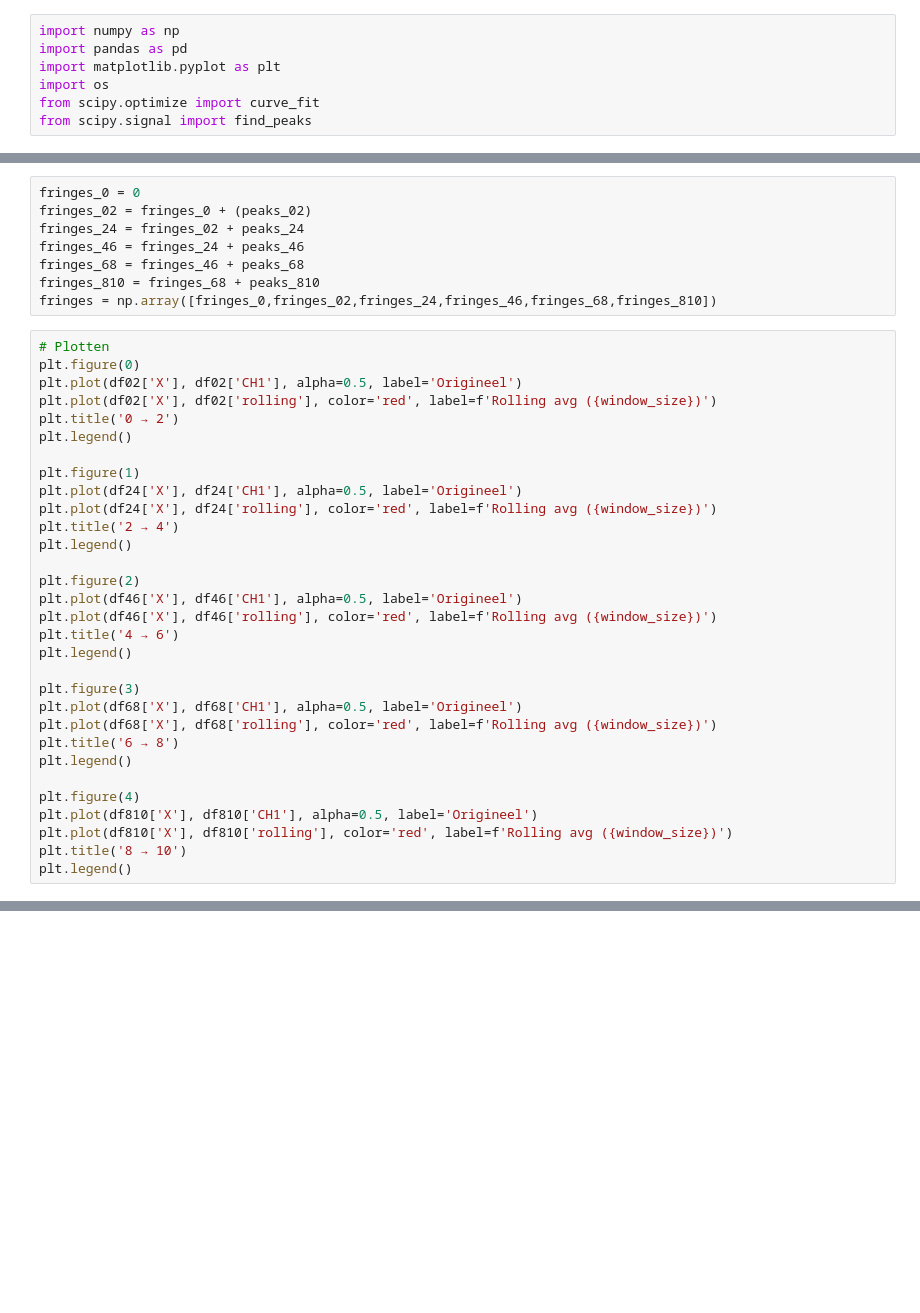
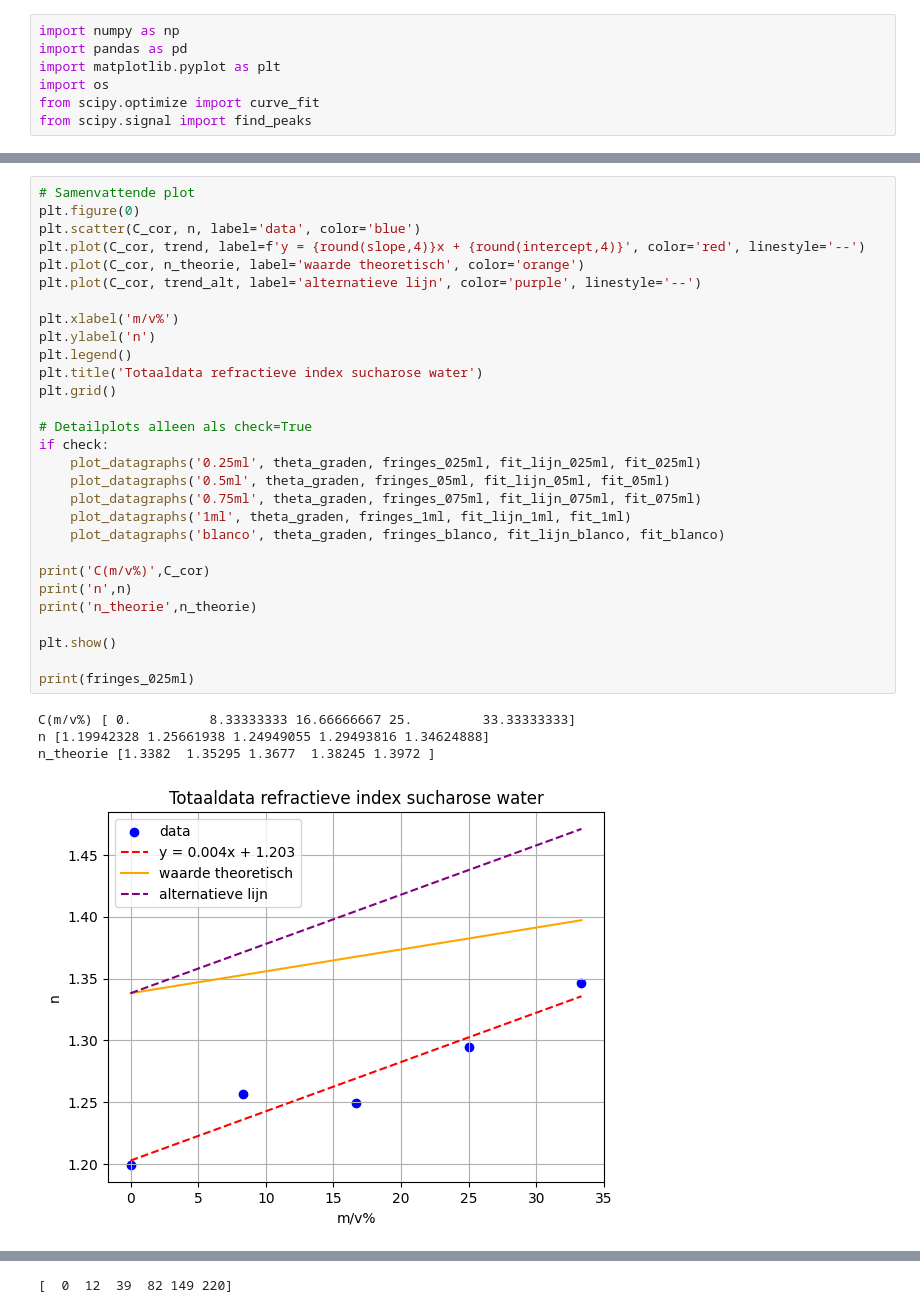
Before and after one commit to LuukHesselshva/Project-2.1, a Jupyter notebook: metingen/metingen suiker/verwerking_auto.ipynb, the cells around one changed output, grey strips where cells are left out. Saved outputs shown, nothing was run; the diff lists cells and outputs as text; blank space fills up the shorter version.

```diff
--- a/metingen/metingen suiker/verwerking_auto.ipynb
+++ b/metingen/metingen suiker/verwerking_auto.ipynb
@@ -67,39 +288,34 @@ ValueError: operands could not be broadcast together with shapes (12,) (20,)
-# %%
-fringes_0 = 0
-fringes_02 = fringes_0 + (peaks_02)
-fringes_24 = fringes_02 + peaks_24
-fringes_46 = fringes_24 + peaks_46
-fringes_68 = fringes_46 + peaks_68
-fringes_810 = fringes_68 + peaks_810
-fringes = np.array([fringes_0,fringes_02,fringes_24,fringes_46,fringes_68,fringes_810])
 # %%
-# Plotten
+# Samenvattende plot
 plt.figure(0)
-plt.plot(df02['X'], df02['CH1'], alpha=0.5, label='Origineel')
-plt.plot(df02['X'], df02['rolling'], color='red', label=f'Rolling avg ({window_size})')
-plt.title('0 → 2')
+plt.scatter(C_cor, n, label='data', color='blue')
+plt.plot(C_cor, trend, label=f'y = {round(slope,4)}x + {round(intercept,4)}', color='red', linestyle='--')
+plt.plot(C_cor, n_theorie, label='waarde theoretisch', color='orange')
+plt.plot(C_cor, trend_alt, label='alternatieve lijn', color='purple', linestyle='--')
+
+plt.xlabel('m/v%')
+plt.ylabel('n')
 plt.legend()
+plt.title('Totaaldata refractieve index sucharose water')
+plt.grid()
 
-plt.figure(1)
-plt.plot(df24['X'], df24['CH1'], alpha=0.5, label='Origineel')
-plt.plot(df24['X'], df24['rolling'], color='red', label=f'Rolling avg ({window_size})')
-plt.title('2 → 4')
-plt.legend()
+# Detailplots alleen als check=True
+if check:
+    plot_datagraphs('0.25ml', theta_graden, fringes_025ml, fit_lijn_025ml, fit_025ml)
+    plot_datagraphs('0.5ml', theta_graden, fringes_05ml, fit_lijn_05ml, fit_05ml)
+    plot_datagraphs('0.75ml', theta_graden, fringes_075ml, fit_lijn_075ml, fit_075ml)
+    plot_datagraphs('1ml', theta_graden, fringes_1ml, fit_lijn_1ml, fit_1ml)
+    plot_datagraphs('blanco', theta_graden, fringes_blanco, fit_lijn_blanco, fit_blanco)
 
-plt.figure(2)
-plt.plot(df46['X'], df46['CH1'], alpha=0.5, label='Origineel')
-plt.plot(df46['X'], df46['rolling'], color='red', label=f'Rolling avg ({window_size})')
-plt.title('4 → 6')
-plt.legend()
+print('C(m/v%)',C_cor)
+print('n',n)
+print('n_theorie',n_theorie)
 
-plt.figure(3)
-plt.plot(df68['X'], df68['CH1'], alpha=0.5, label='Origineel')
-plt.plot(df68['X'], df68['rolling'], color='red', label=f'Rolling avg ({window_size})')
-plt.title('6 → 8')
-plt.legend()
+plt.show()
 
-plt.figure(4)
-plt.plot(df810['X'], df810['CH1'], alpha=0.5, label='Origineel')
-plt.plot(df810['X'], df810['rolling'], color='red', label=f'Rolling avg ({window_size})')
-plt.title('8 → 10')
-plt.legend()
+print(fringes_025ml)
+# %% [output]
+C(m/v%) [ 0.          8.33333333 16.66666667 25.         33.33333333]
+n [1.19942328 1.25661938 1.24949055 1.29493816 1.34624888]
+n_theorie [1.3382  1.35295 1.3677  1.38245 1.3972 ]
+[figure, added]
@@ -105,0 +327 @@ plt.legend()
+[  0  12  39  82 149 220]
```
Also changed, not shown: parts of 5 cells of this notebook.
